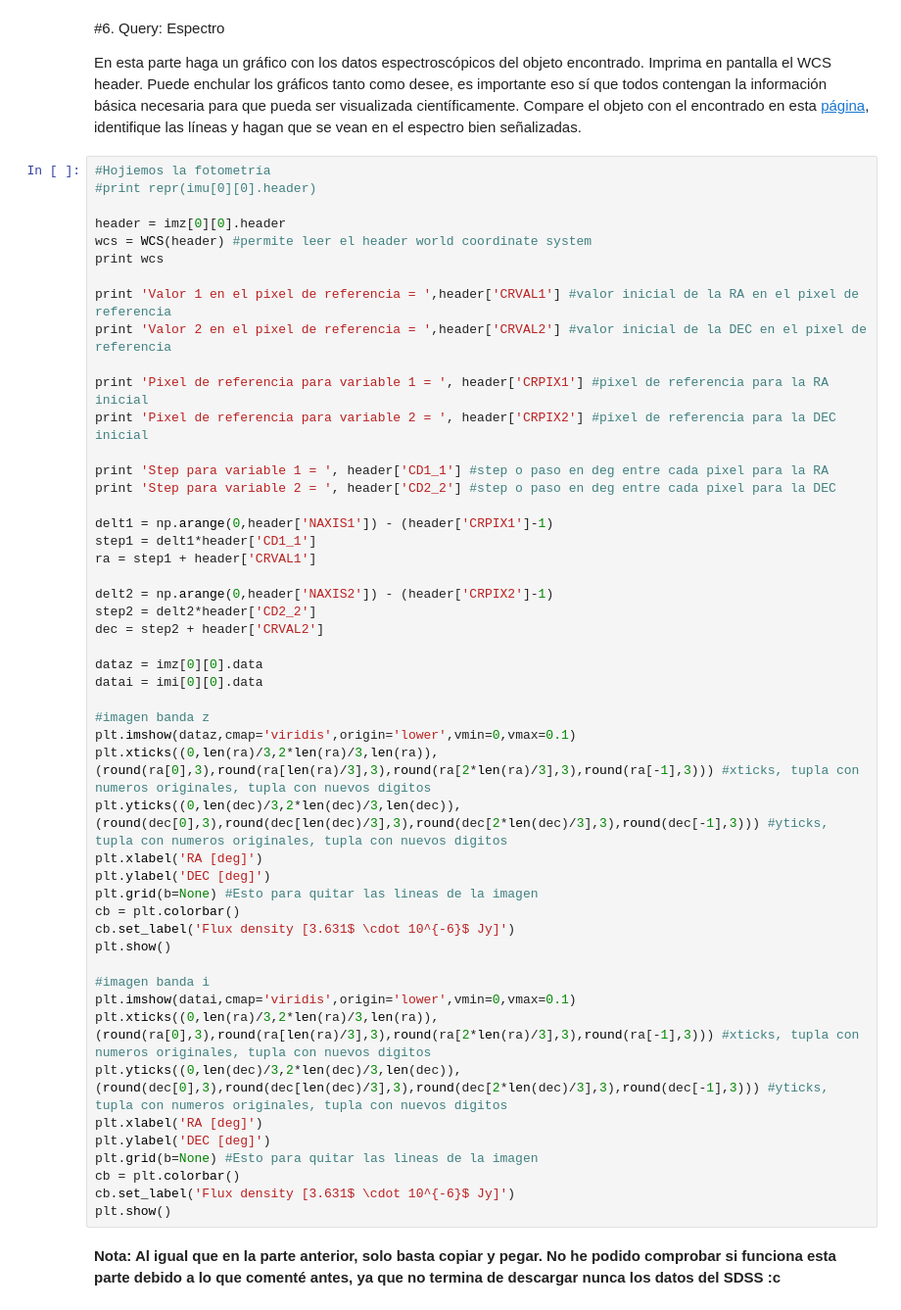
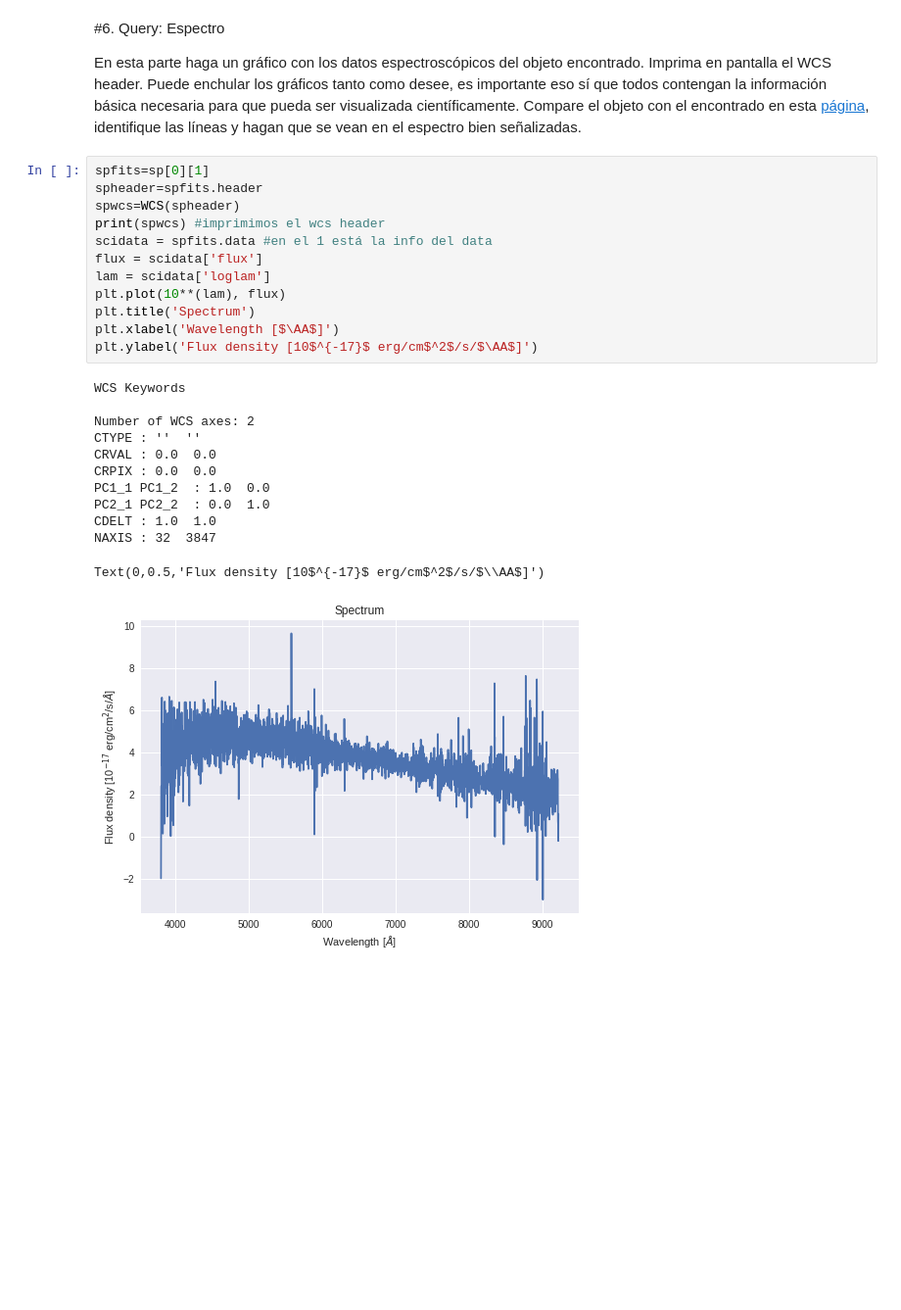
Before and after one commit to Antonego64/minitarea4, a Jupyter notebook: minitarea4.ipynb, the cells around one changed output. Shown at 98% size. Drawn from its saved outputs; the diff is of its cells as text; blank space fills up the shorter version.

Commit message:
[v6] (ver descripción) -Secciones 5 y 6 arregladas y terminadas, quedaban cosas que copié y pegué de la Actividad 4, pensando que las había terminado.

```diff
--- a/minitarea4.ipynb
+++ b/minitarea4.ipynb
@@ -365,54 +451,28 @@ print wcs
 #6. Query: Espectro
 
 En esta parte haga un gráfico con los datos espectroscópicos del objeto encontrado. Imprima en pantalla el WCS header. Puede enchular los gráficos tanto como desee, es importante eso sí que todos contengan la información básica necesaria para que pueda ser visualizada científicamente. Compare el objeto con el encontrado en esta [página](http://skyserver.sdss.org/dr15/en/tools/chart/navi.aspx), identifique las líneas y hagan que se vean en el espectro bien señalizadas.
-# %%
-#Hojiemos la fotometría
-#print repr(imu[0][0].header)
-
-header = imz[0][0].header
-wcs = WCS(header) #permite leer el header world coordinate system
-print wcs
-
-print 'Valor 1 en el pixel de referencia = ',header['CRVAL1'] #valor inicial de la RA en el pixel de referencia
-print 'Valor 2 en el pixel de referencia = ',header['CRVAL2'] #valor inicial de la DEC en el pixel de referencia
-
-print 'Pixel de referencia para variable 1 = ', header['CRPIX1'] #pixel de referencia para la RA inicial
-print 'Pixel de referencia para variable 2 = ', header['CRPIX2'] #pixel de referencia para la DEC inicial
-
-print 'Step para variable 1 = ', header['CD1_1'] #step o paso en deg entre cada pixel para la RA
-print 'Step para variable 2 = ', header['CD2_2'] #step o paso en deg entre cada pixel para la DEC
-
-delt1 = np.arange(0,header['NAXIS1']) - (header['CRPIX1']-1)
-step1 = delt1*header['CD1_1']
-ra = step1 + header['CRVAL1']
-
-delt2 = np.arange(0,header['NAXIS2']) - (header['CRPIX2']-1)
-step2 = delt2*header['CD2_2']
-dec = step2 + header['CRVAL2']
-
-dataz = imz[0][0].data
-datai = imi[0][0].data
-
-#imagen banda z
-plt.imshow(dataz,cmap='viridis',origin='lower',vmin=0,vmax=0.1)
-plt.xticks((0,len(ra)/3,2*len(ra)/3,len(ra)),(round(ra[0],3),round(ra[len(ra)/3],3),round(ra[2*len(ra)/3],3),round(ra[-1],3))) #xticks, tupla con numeros originales, tupla con nuevos digitos
-plt.yticks((0,len(dec)/3,2*len(dec)/3,len(dec)),(round(dec[0],3),round(dec[len(dec)/3],3),round(dec[2*len(dec)/3],3),round(dec[-1],3))) #yticks, tupla con numeros originales, tupla con nuevos digitos
-plt.xlabel('RA [deg]')
-plt.ylabel('DEC [deg]')
-plt.grid(b=None) #Esto para quitar las lineas de la imagen
-cb = plt.colorbar()
-cb.set_label('Flux density [3.631$ \cdot 10^{-6}$ Jy]')
-plt.show()
-
-#imagen banda i
-plt.imshow(datai,cmap='viridis',origin='lower',vmin=0,vmax=0.1)
-plt.xticks((0,len(ra)/3,2*len(ra)/3,len(ra)),(round(ra[0],3),round(ra[len(ra)/3],3),round(ra[2*len(ra)/3],3),round(ra[-1],3))) #xticks, tupla con numeros originales, tupla con nuevos digitos
-plt.yticks((0,len(dec)/3,2*len(dec)/3,len(dec)),(round(dec[0],3),round(dec[len(dec)/3],3),round(dec[2*len(dec)/3],3),round(dec[-1],3))) #yticks, tupla con numeros originales, tupla con nuevos digitos
-plt.xlabel('RA [deg]')
-plt.ylabel('DEC [deg]')
-plt.grid(b=None) #Esto para quitar las lineas de la imagen
-cb = plt.colorbar()
-cb.set_label('Flux density [3.631$ \cdot 10^{-6}$ Jy]')
-plt.show()
-# %% [markdown]
-**Nota: Al igual que en la parte anterior, solo basta copiar y pegar. No he podido comprobar si funciona esta parte debido a lo que comenté antes, ya que no termina de descargar nunca los datos del SDSS :c**
+# %%
+spfits=sp[0][1]
+spheader=spfits.header
+spwcs=WCS(spheader)
+print(spwcs) #imprimimos el wcs header
+scidata = spfits.data #en el 1 está la info del data
+flux = scidata['flux']
+lam = scidata['loglam']
+plt.plot(10**(lam), flux)
+plt.title('Spectrum')
+plt.xlabel('Wavelength [$\AA$]')
+plt.ylabel('Flux density [10$^{-17}$ erg/cm$^2$/s/$\AA$]')
+# %% [output]
+WCS Keywords
+
+Number of WCS axes: 2
+CTYPE : ''  ''
+CRVAL : 0.0  0.0
+CRPIX : 0.0  0.0
+PC1_1 PC1_2  : 1.0  0.0
+PC2_1 PC2_2  : 0.0  1.0
+CDELT : 1.0  1.0
+NAXIS : 32  3847
+Text(0,0.5,'Flux density [10$^{-17}$ erg/cm$^2$/s/$\\AA$]')
+[figure, added]
```
Also changed, not shown: parts of 4 cells of this notebook.
